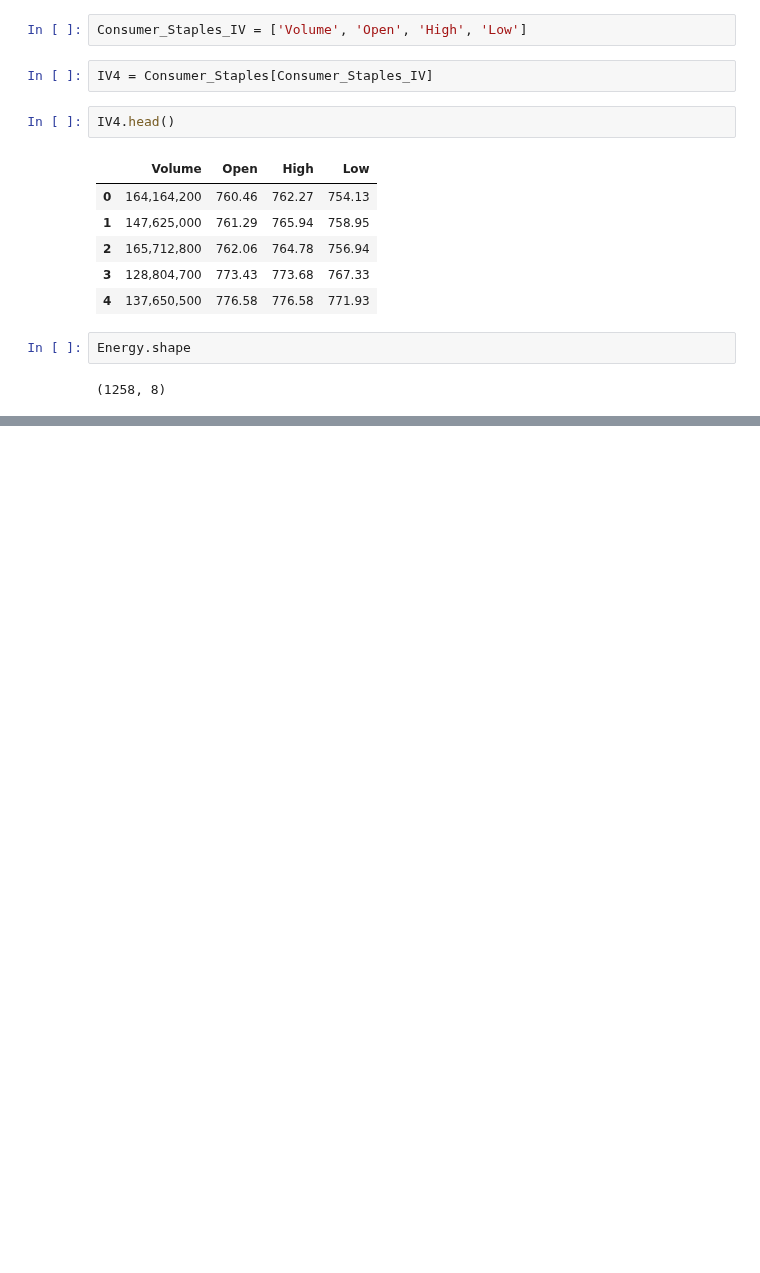
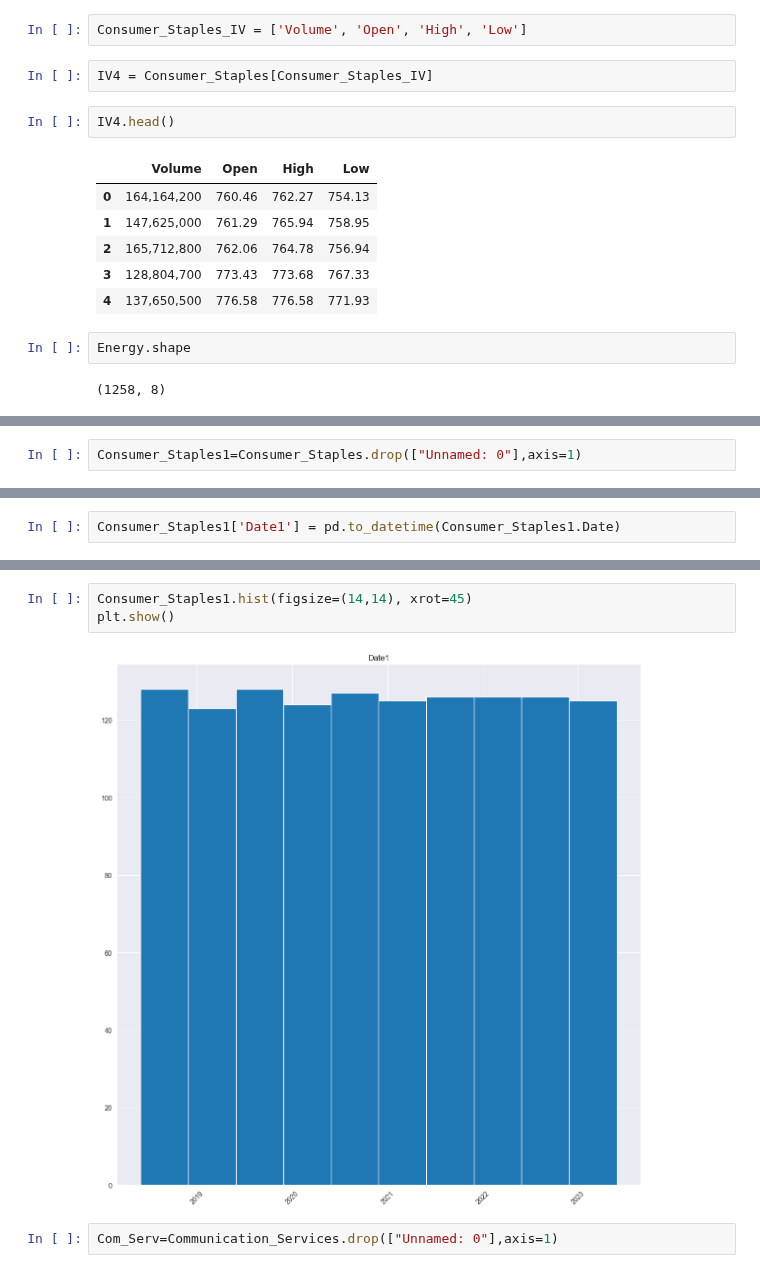
Before and after one commit to ChrisVerg/SmartInvest, a Jupyter notebook: Notebooks/ExampleNotebooks/JC_practice_kernel.ipynb, the cells around one changed output, grey strips where cells are left out. Cells and saved outputs as stored; diff of their text form; blank space fills up the shorter version.

```diff
--- a/Notebooks/ExampleNotebooks/JC_practice_kernel.ipynb
+++ b/Notebooks/ExampleNotebooks/JC_practice_kernel.ipynb
@@ -317,0 +401,2 @@ Communication_Services.sample(5)
+# %%
+Consumer_Staples1=Consumer_Staples.drop(["Unnamed: 0"],axis=1)
@@ -317,0 +419,2 @@ Communication_Services.sample(5)
+# %%
+Consumer_Staples1['Date1'] = pd.to_datetime(Consumer_Staples1.Date)
@@ -317,0 +437,7 @@ Communication_Services.sample(5)
+# %%
+Consumer_Staples1.hist(figsize=(14,14), xrot=45)
+plt.show()
+# %% [output]
+[figure, added]
+# %%
+Com_Serv=Communication_Services.drop(["Unnamed: 0"],axis=1)
```
Also changed, not shown: parts of 56 cells of this notebook.
